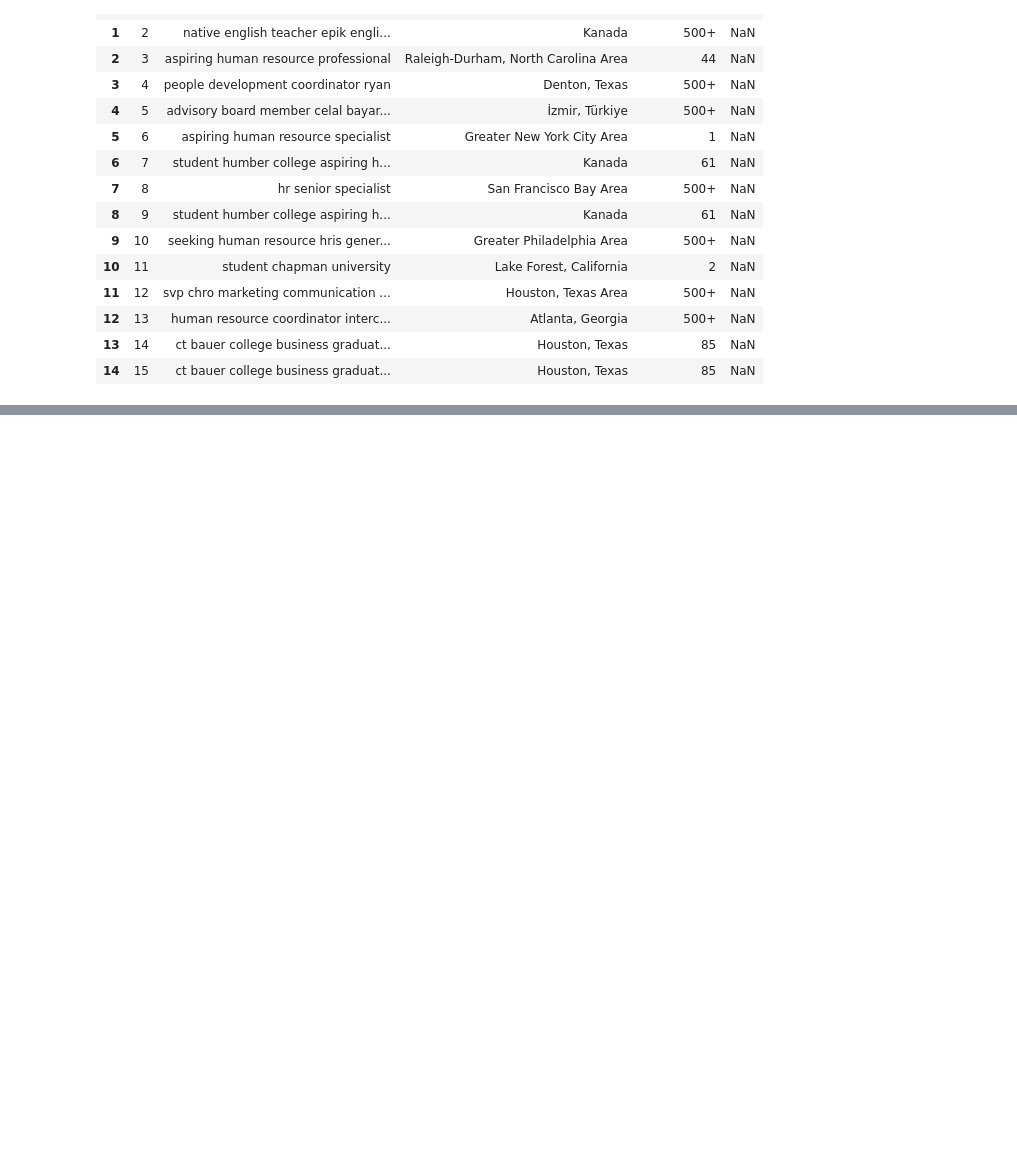
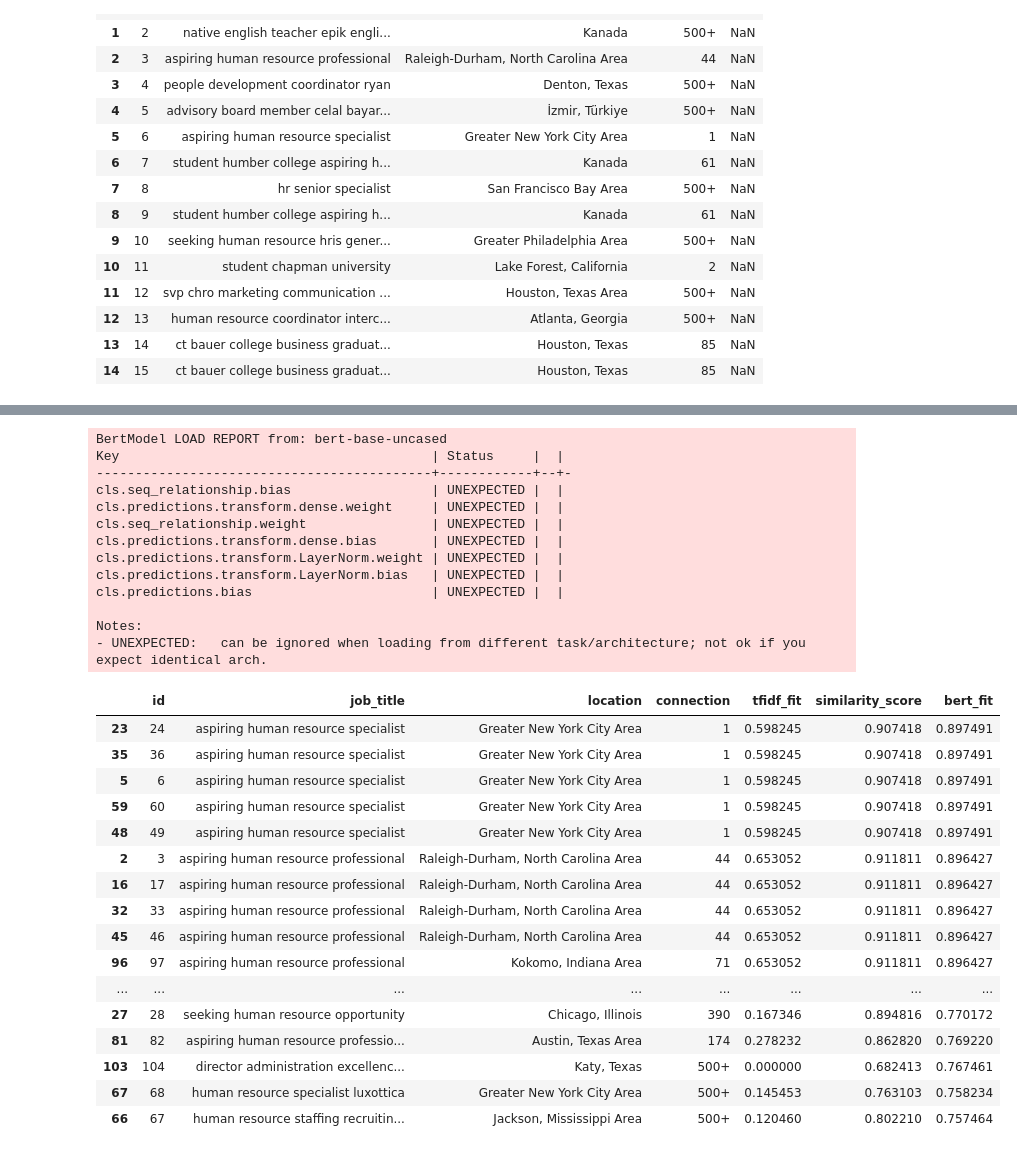
Before and after one commit to Ch-Ibrahim/nRhDDUb08MZl0Gfa, a Jupyter notebook: Potential Talents-Human Resources.ipynb, the cells around one changed output, grey strips where cells are left out. Cells and saved outputs as stored; diff of their text form; code cells hidden in the pictures; blank space fills up the shorter version.

```diff
--- a/Potential Talents-Human Resources.ipynb
+++ b/Potential Talents-Human Resources.ipynb
@@ -498,0 +534,13 @@ In the BERT code, each text is converted into contextual embeddings using a pret
+# %%
+# Using GloVe embeddings instead, as it's already loaded and similar to Word2Vec approach
+# Tokenize and encode the job titles using GloVe
+job_title_encodings = data["job_title"].apply(
+    lambda title: np.mean([glove.vectors[glove.stoi[word]] for word in title.split() if word in glove.stoi], axis=0) if any(word in glove.stoi for word in title.split()) else np.zeros(glove.dim)
+)
+
+# Compute the cosine similarity between the encoded job titles and the keyword
+keyword_encoding = np.mean([glove.vectors[glove.stoi[word]] for word in keywords[0].split() if word in glove.stoi], axis=0) if any(word in glove.stoi for word in keywords[0].split()) else np.zeros(glove.dim)
+similarity_scores = np.vstack([cosine_similarity(encoding.reshape(1, -1), keyword_encoding.reshape(1, -1))[0, 0] for encoding in job_title_encodings]).ravel()
+
+# Add the similarity scores as a new column in the DataFrame
+data["similarity_score"] = similarity_scores
@@ -498,0 +573,27 @@ In the BERT code, each text is converted into contextual embeddings using a pret
+# %%
+from transformers import AutoTokenizer, AutoModel
+
+bert_tokenizer = AutoTokenizer.from_pretrained('bert-base-uncased')
+bert = AutoModel.from_pretrained('bert-base-uncased')
+
+def str_to_bert_embedding(text):
+    inputs = bert_tokenizer(text, return_tensors='pt', padding=True, truncation=True)
+    outputs = bert(**inputs)
+    embeddings = torch.mean(outputs.last_hidden_state, dim=1)
+    return embeddings
+
+bert_data = data_Clean_tiile.copy()
+bert_title_embeddings = []
+for title in bert_data['job_title']:
+    emb = str_to_bert_embedding(title)
+    bert_title_embeddings.append(emb.detach().numpy().flatten())
+
+bert_keywords_embeddings = str_to_bert_embedding(keywords[0]).detach().numpy().flatten()
+
+bert_cosine = [cosine_similarity(bert_keywords_embeddings.reshape(1, -1), bert_title_embedding.reshape(1, -1)).item() for bert_title_embedding in bert_title_embeddings]
+bert_data['bert_fit'] = bert_cosine
+
+data = data.merge(bert_data['bert_fit'], how='left', left_index=True, right_index=True)
+data.sort_values('bert_fit', ascending=False, inplace=True)
+data.head(30)
+# %% [output]
@@ -498,0 +601,30 @@ In the BERT code, each text is converted into contextual embeddings using a pret
+BertModel LOAD REPORT from: bert-base-uncased
+Key                                        | Status     |  |
+-------------------------------------------+------------+--+-
+cls.seq_relationship.bias                  | UNEXPECTED |  |
+cls.predictions.transform.dense.weight     | UNEXPECTED |  |
+cls.seq_relationship.weight                | UNEXPECTED |  |
+cls.predictions.transform.dense.bias       | UNEXPECTED |  |
+cls.predictions.transform.LayerNorm.weight | UNEXPECTED |  |
+cls.predictions.transform.LayerNorm.bias   | UNEXPECTED |  |
+cls.predictions.bias                       | UNEXPECTED |  |
+
+Notes:
+- UNEXPECTED:   can be ignored when loading from different task/architecture; not ok if you expect identical arch.
+|  | id | job_title | location | connection | tfidf_fit | similarity_score | bert_fit |
+| 23 | 24 | aspiring human resource specialist | Greater New York City Area | 1 | 0.598245 | 0.907418 | 0.897491 |
+| 35 | 36 | aspiring human resource specialist | Greater New York City Area | 1 | 0.598245 | 0.907418 | 0.897491 |
+| 5 | 6 | aspiring human resource specialist | Greater New York City Area | 1 | 0.598245 | 0.907418 | 0.897491 |
+| 59 | 60 | aspiring human resource specialist | Greater New York City Area | 1 | 0.598245 | 0.907418 | 0.897491 |
+| 48 | 49 | aspiring human resource specialist | Greater New York City Area | 1 | 0.598245 | 0.907418 | 0.897491 |
+| 2 | 3 | aspiring human resource professional | Raleigh-Durham, North Carolina Area | 44 | 0.653052 | 0.911811 | 0.896427 |
+| 16 | 17 | aspiring human resource professional | Raleigh-Durham, North Carolina Area | 44 | 0.653052 | 0.911811 | 0.896427 |
+| 32 | 33 | aspiring human resource professional | Raleigh-Durham, North Carolina Area | 44 | 0.653052 | 0.911811 | 0.896427 |
+| 45 | 46 | aspiring human resource professional | Raleigh-Durham, North Carolina Area | 44 | 0.653052 | 0.911811 | 0.896427 |
+| 96 | 97 | aspiring human resource professional | Kokomo, Indiana Area | 71 | 0.653052 | 0.911811 | 0.896427 |
+| ... | ... | ... | ... | ... | ... | ... | ... |
+| 27 | 28 | seeking human resource opportunity | Chicago, Illinois | 390 | 0.167346 | 0.894816 | 0.770172 |
+| 81 | 82 | aspiring human resource professio... | Austin, Texas Area | 174 | 0.278232 | 0.862820 | 0.769220 |
+| 103 | 104 | director administration excellenc... | Katy, Texas | 500+ | 0.000000 | 0.682413 | 0.767461 |
+| 67 | 68 | human resource specialist luxottica | Greater New York City Area | 500+ | 0.145453 | 0.763103 | 0.758234 |
+| 66 | 67 | human resource staffing recruitin... | Jackson, Mississippi Area | 500+ | 0.120460 | 0.802210 | 0.757464 |
```
Also changed, not shown: parts of 75 cells of this notebook.
